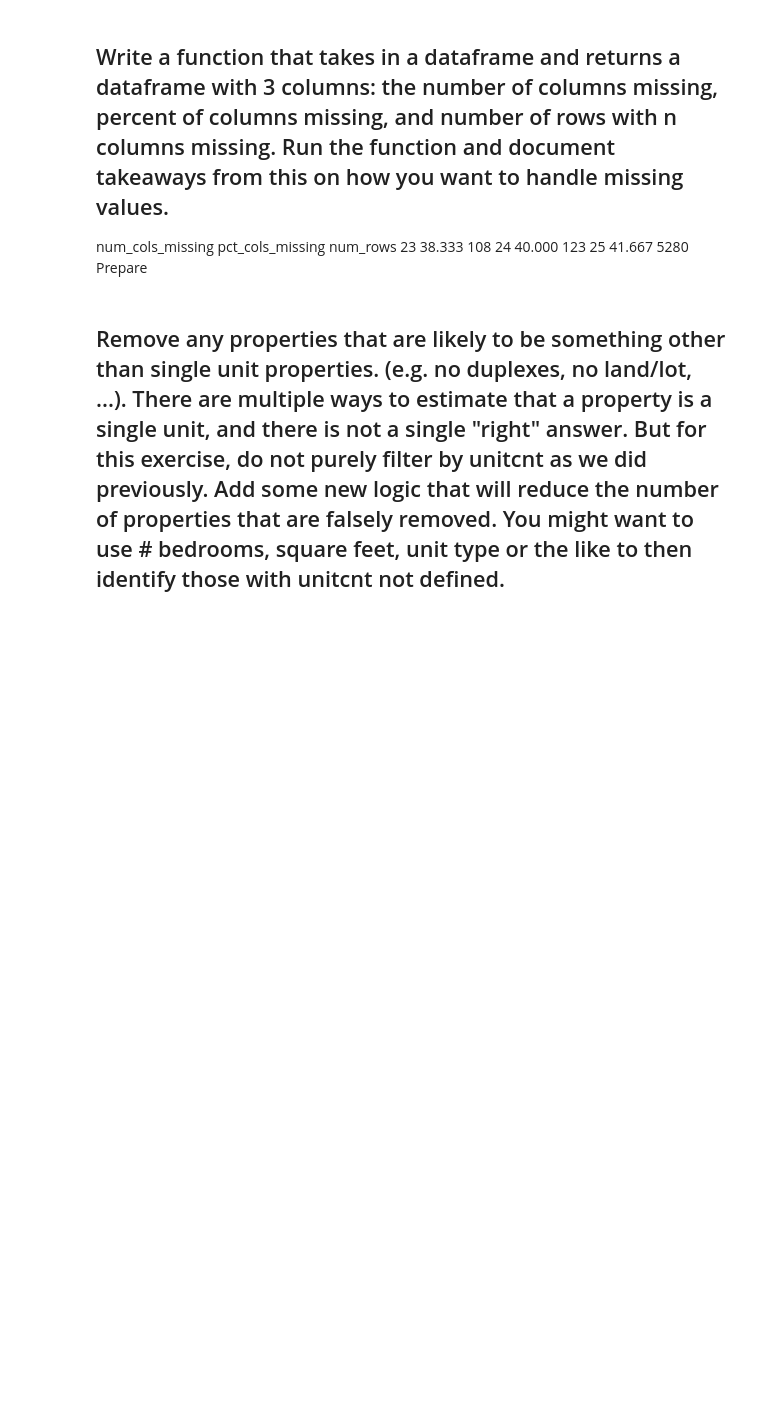
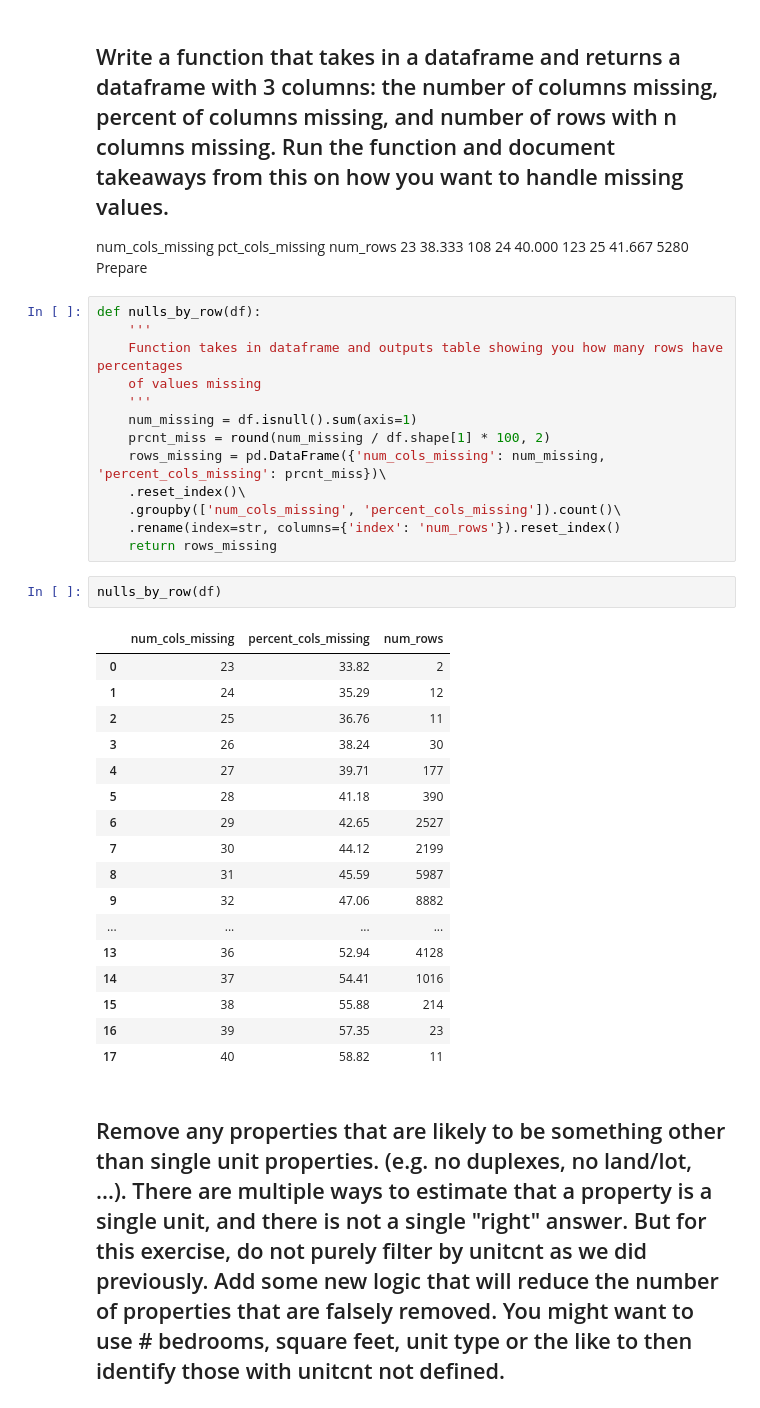
Before and after one commit to Alexia-Garces/clustering_exercises, a Jupyter notebook: wrangle.ipynb, the cells around one changed output. Drawn from its saved outputs; the diff is of its cells as text; blank space fills up the shorter version.

```diff
--- a/wrangle.ipynb
+++ b/wrangle.ipynb
@@ -55,5 +214,38 @@ num_cols_missing	pct_cols_missing	num_rows
 24	40.000	123
 25	41.667	5280
 Prepare
+# %%
+def nulls_by_row(df):
+    '''
+    Function takes in dataframe and outputs table showing you how many rows have percentages
+    of values missing
+    '''
+    num_missing = df.isnull().sum(axis=1)
+    prcnt_miss = round(num_missing / df.shape[1] * 100, 2)
+    rows_missing = pd.DataFrame({'num_cols_missing': num_missing, 'percent_cols_missing': prcnt_miss})\
+    .reset_index()\
+    .groupby(['num_cols_missing', 'percent_cols_missing']).count()\
+    .rename(index=str, columns={'index': 'num_rows'}).reset_index()
+    return rows_missing
+# %%
+nulls_by_row(df)
+# %% [output]
+|  | num_cols_missing | percent_cols_missing | num_rows |
+| 0 | 23 | 33.82 | 2 |
+| 1 | 24 | 35.29 | 12 |
+| 2 | 25 | 36.76 | 11 |
+| 3 | 26 | 38.24 | 30 |
+| 4 | 27 | 39.71 | 177 |
+| 5 | 28 | 41.18 | 390 |
+| 6 | 29 | 42.65 | 2527 |
+| 7 | 30 | 44.12 | 2199 |
+| 8 | 31 | 45.59 | 5987 |
+| 9 | 32 | 47.06 | 8882 |
+| ... | ... | ... | ... |
+| 13 | 36 | 52.94 | 4128 |
+| 14 | 37 | 54.41 | 1016 |
+| 15 | 38 | 55.88 | 214 |
+| 16 | 39 | 57.35 | 23 |
+| 17 | 40 | 58.82 | 11 |
 # %% [markdown]
 ## Remove any properties that are likely to be something other than single unit properties. (e.g. no duplexes, no land/lot, ...). There are multiple ways to estimate that a property is a single unit, and there is not a single "right" answer. But for this exercise, do not purely filter by unitcnt as we did previously. Add some new logic that will reduce the number of properties that are falsely removed. You might want to use # bedrooms, square feet, unit type or the like to then identify those with unitcnt not defined.
```
Also changed, not shown: parts of 24 cells of this notebook.
